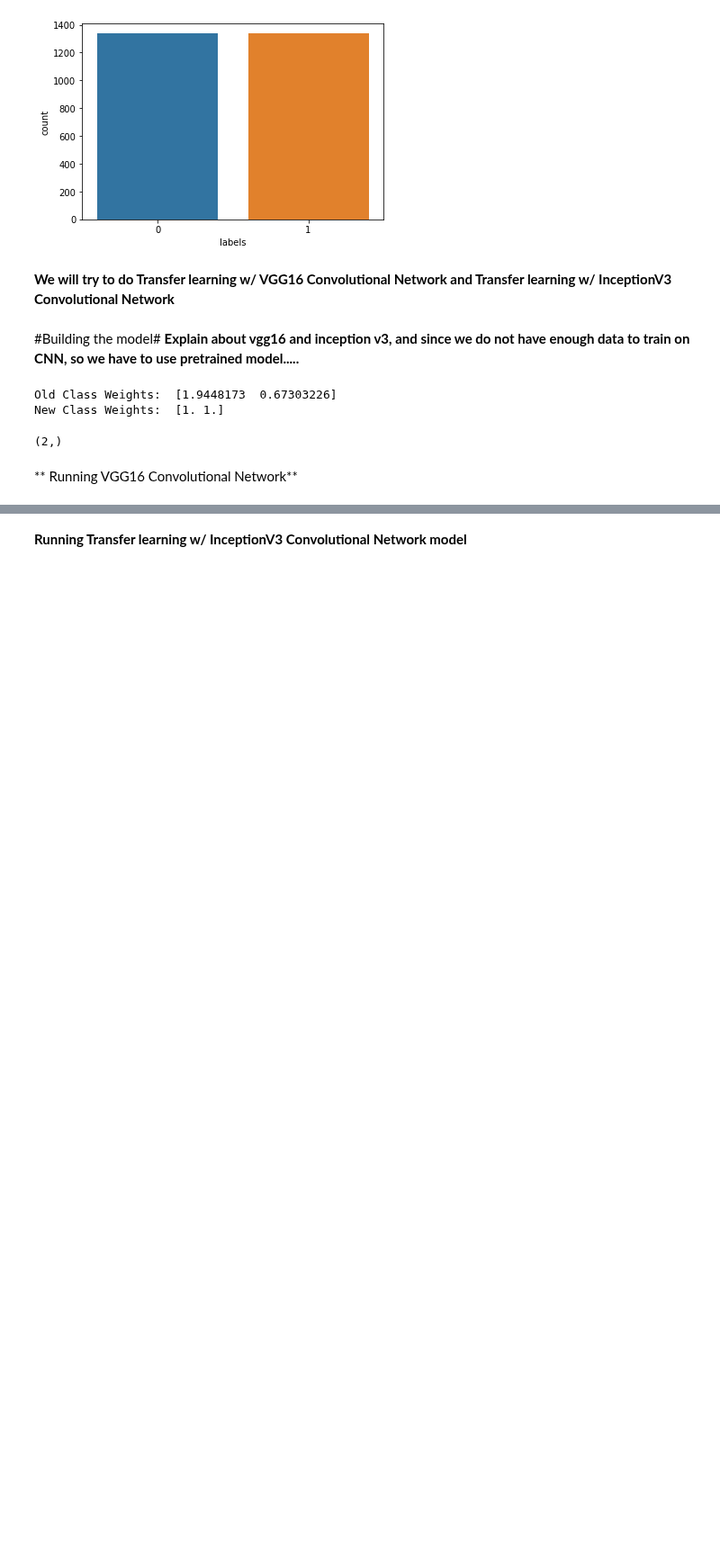
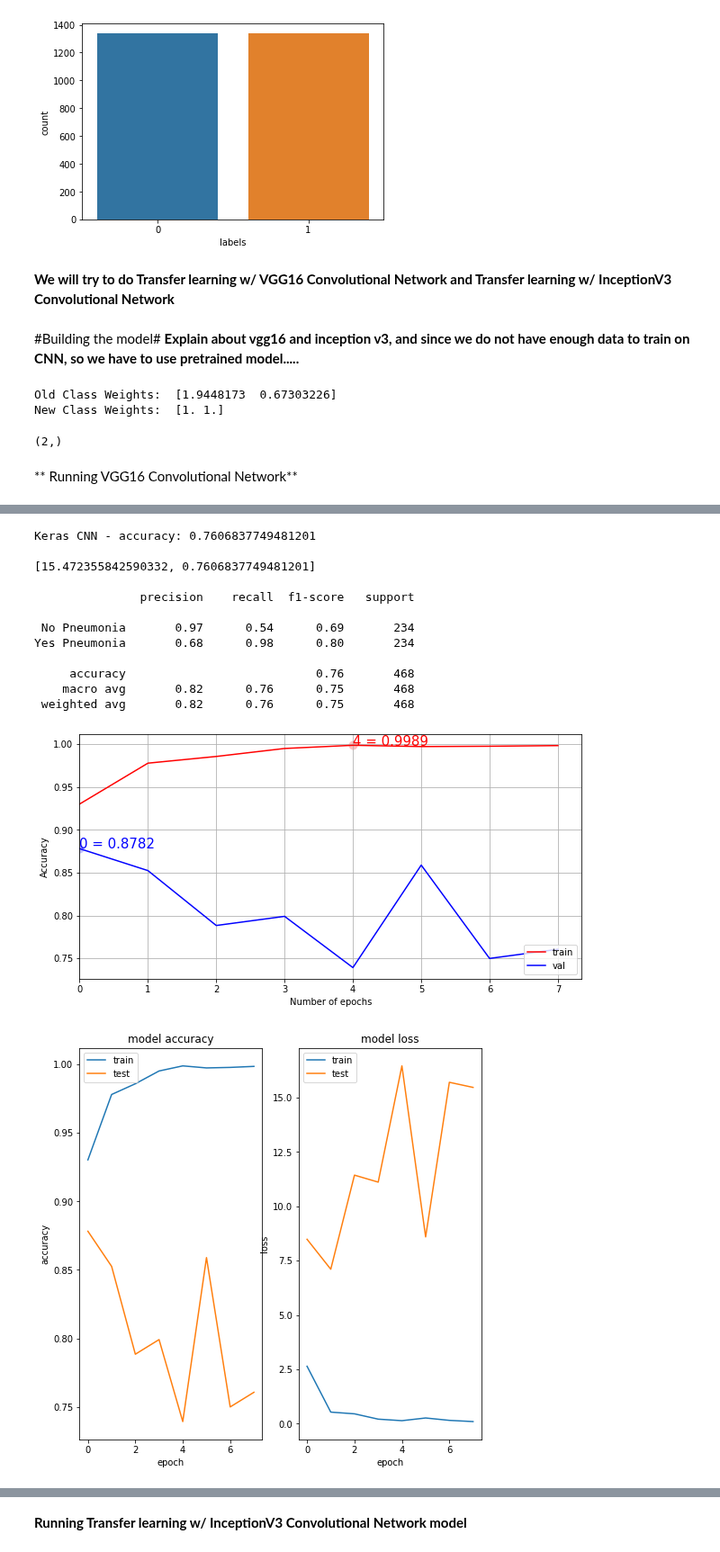
Before and after one commit to borodark/ie7860, a Jupyter notebook: Semester project.ipynb, the cells around one changed output, grey strips where cells are left out. Shown at 90% size. Saved outputs shown, nothing was run; the diff lists cells and outputs as text; code cells hidden in the pictures; blank space fills up the shorter version.

```diff
--- a/Semester project.ipynb
+++ b/Semester project.ipynb
@@ -399,0 +406,18 @@ Epoch 14/16
+# %%
+from pprint import pprint
+training_report(model, history, X_testRosReshaped, Y_testRosHot,map_characters1)
+# %% [output]
+Keras CNN - accuracy: 0.7606837749481201
+
+[15.472355842590332, 0.7606837749481201]
+
+               precision    recall  f1-score   support
+
+ No Pneumonia       0.97      0.54      0.69       234
+Yes Pneumonia       0.68      0.98      0.80       234
+
+     accuracy                           0.76       468
+    macro avg       0.82      0.76      0.75       468
+ weighted avg       0.82      0.76      0.75       468
+[figure, added]
+[figure, added]
```
Also changed, not shown: parts of 9 cells of this notebook, 5 other files.
